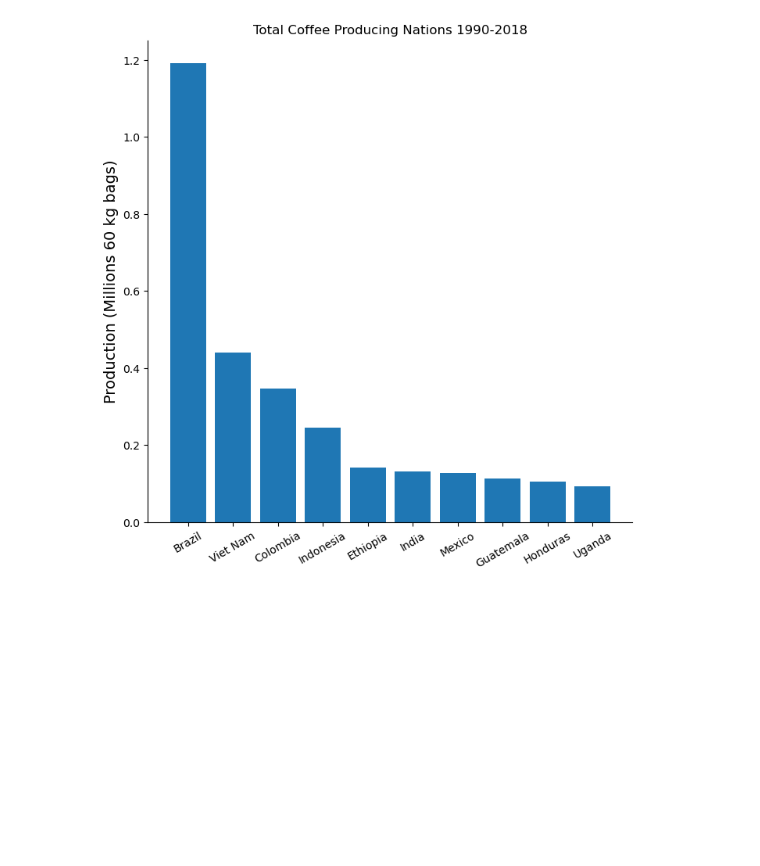
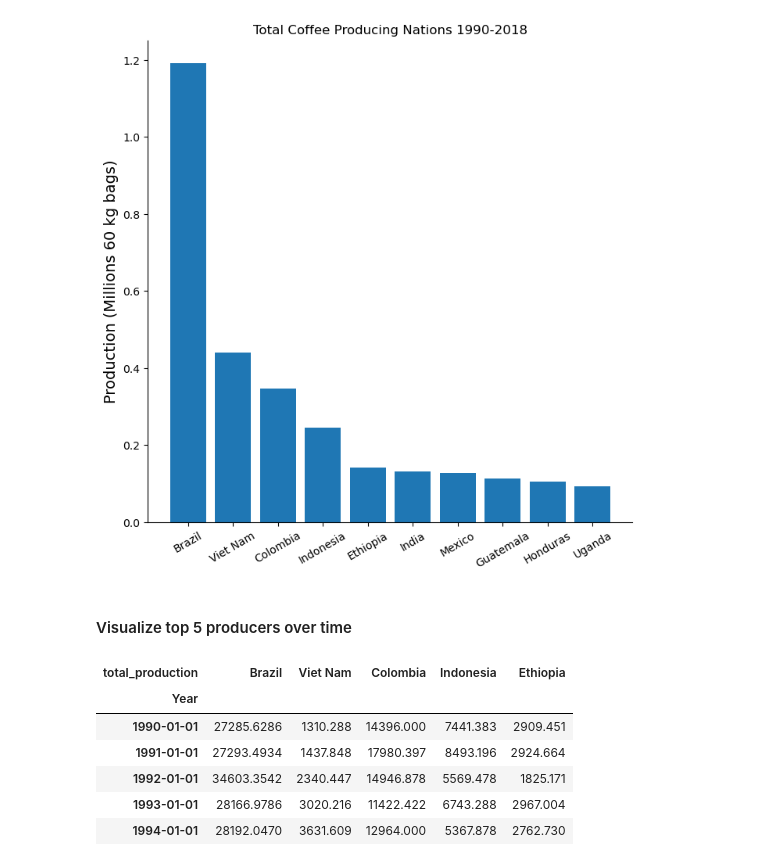
Before and after one commit to MeetPatel89/global_coffee_market, a Jupyter notebook: notebook.ipynb, the cells around one changed output. Saved outputs shown, nothing was run; the diff lists cells and outputs as text; code cells hidden in the pictures; blank space fills up the shorter version.

```diff
--- a/notebook.ipynb
+++ b/notebook.ipynb
@@ -89,3 +89,18 @@ ax.spines["right"].set_visible(False)
 ax.spines["top"].set_visible(False)
 # %% [output]
 [figure]
+# %% [markdown]
+#### Visualize top 5 producers over time
+# %%
+# cast index to pandas datetime64[ns] data type to use them as data points on x axis
+top5 = coffee_production.loc[:, ["Brazil", "Viet Nam", "Colombia", "Indonesia", "Ethiopia"]]
+top5.index = pd.to_datetime(top5.index)
+top5.head()
+# %% [output]
+| total_production | Brazil | Viet Nam | Colombia | Indonesia | Ethiopia |
+| Year |  |  |  |  |  |
+| 1990-01-01 | 27285.6286 | 1310.288 | 14396.000 | 7441.383 | 2909.451 |
+| 1991-01-01 | 27293.4934 | 1437.848 | 17980.397 | 8493.196 | 2924.664 |
+| 1992-01-01 | 34603.3542 | 2340.447 | 14946.878 | 5569.478 | 1825.171 |
+| 1993-01-01 | 28166.9786 | 3020.216 | 11422.422 | 6743.288 | 2967.004 |
+| 1994-01-01 | 28192.0470 | 3631.609 | 12964.000 | 5367.878 | 2762.730 |
```
Also changed, not shown: parts of 2 cells of this notebook.
